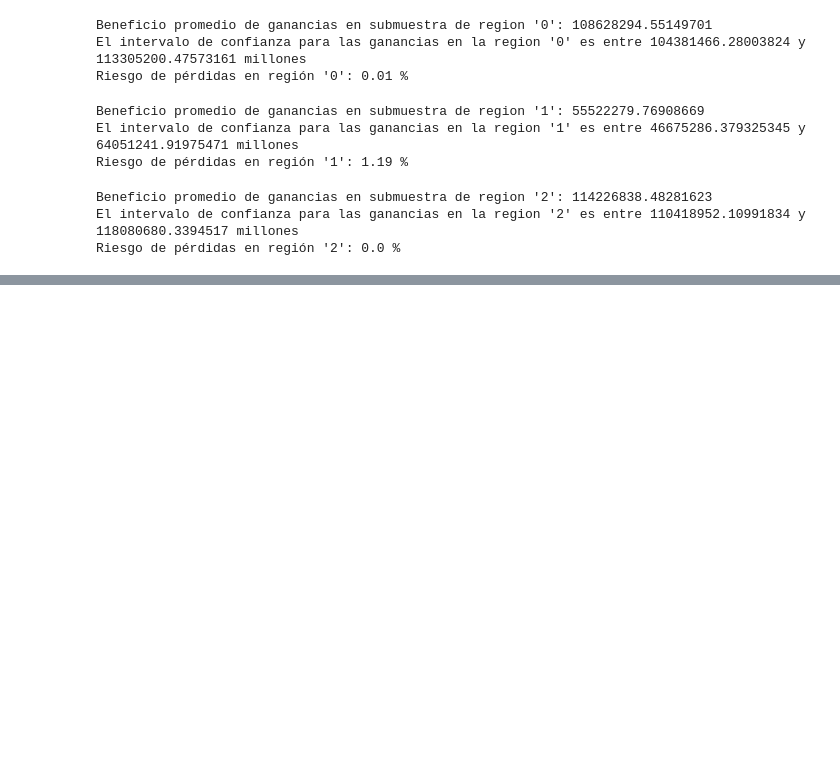
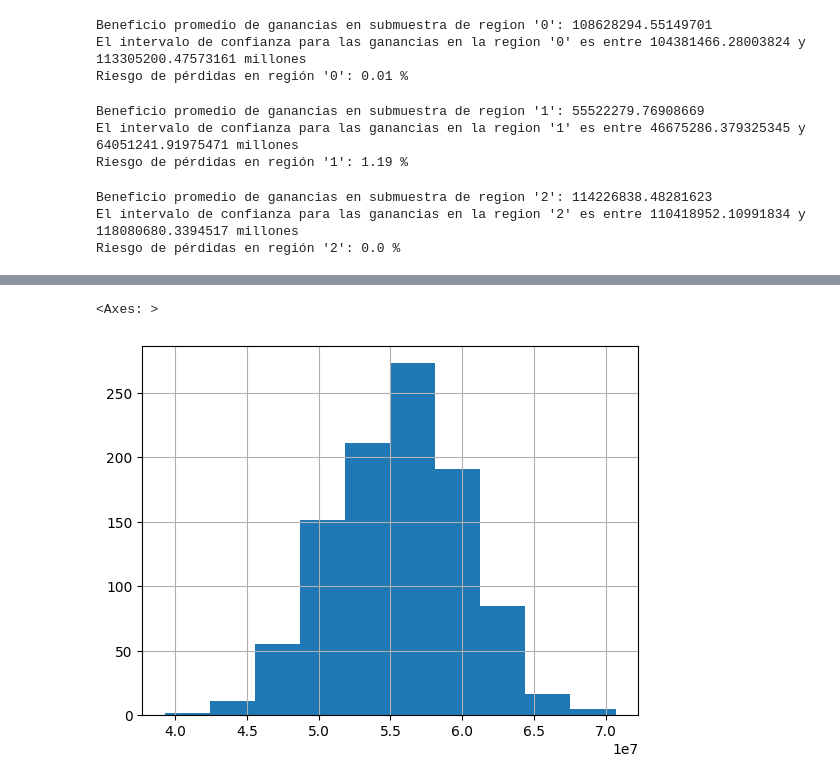
Before and after one commit to wh1tneyr/OilyGiant, a Jupyter notebook: oil.ipynb, the cells around one changed output, grey strips where cells are left out. Drawn from its saved outputs; the diff is of its cells as text; code cells hidden in the pictures; blank space fills up the shorter version.

```diff
--- a/oil.ipynb
+++ b/oil.ipynb
@@ -454,7 +453,7 @@ Riesgo de pérdidas en región '0': 0.01 %
 # %%
 #calcular beneficio promedio, riesgos e intervalo de confianza en region 1
 
-revenue_subsamples_mean_1, lower_quantile_1, upper_quantile_1, risk_percent_1 = confindece_risk_interval(predictions_to_revenue_1)
+revenue_subsamples_1, revenue_subsamples_mean_1, lower_quantile_1, upper_quantile_1, risk_percent_1 = confindece_risk_interval(predictions_to_revenue_1)
 
 print("Beneficio promedio de ganancias en submuestra de region '1':", revenue_subsamples_mean_1)
 print(f"El intervalo de confianza para las ganancias en la region '1' es entre {lower_quantile_1} y {upper_quantile_1} millones")
@@ -477,0 +485,5 @@ Riesgo de pérdidas en región '2': 0.0 %
+# %%
+revenue_subsamples_1.hist()
+# %% [output]
+<Axes: >
+[figure, added]
```
Also changed, not shown: parts of 6 cells of this notebook.
